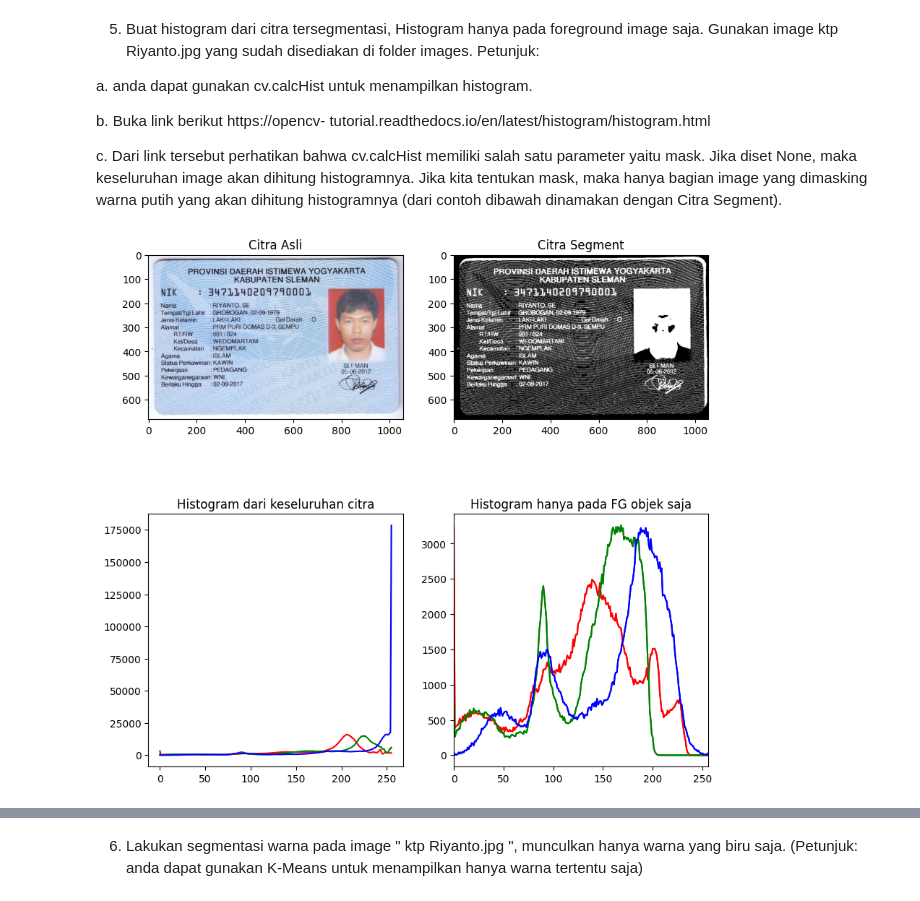
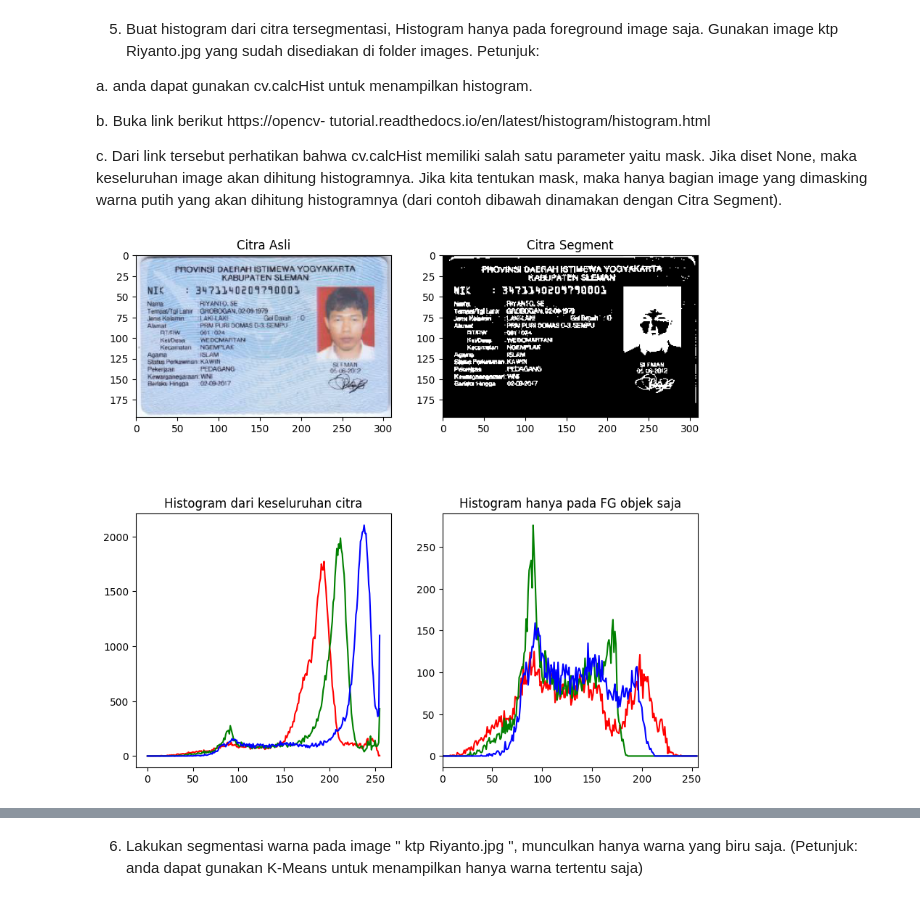
Before and after one commit to askholani/PCVK_1, a Jupyter notebook: week10.ipynb, the cells around one changed output, grey strips where cells are left out. Saved outputs shown, nothing was run; the diff lists cells and outputs as text; code cells hidden in the pictures.

```diff
--- a/week10.ipynb
+++ b/week10.ipynb
@@ -92,22 +98,35 @@ plt.show()
 # %%
 # Code Berikut menunjukkan penggunaan dari library OpenCV cv.Threshold
 
-filename = ('/content/drive/MyDrive/PCVK/Images/image_thres/gradient.jpg')
-img = cv2.imread(filename)
+path = ('/content/drive/MyDrive/content/Images/image_thres/gradient.jpg')
+
+img = cv2.imread(path)
 thresh = 127 #nilai Threshold yang ditentukan
+
 #1. thresh1 jika pixel di img>127, maka thresh1 bernilai 1(putih) selain itu bernilai 0(hitam)
 ret,thresh1 = cv2.threshold(img,thresh,255,cv2.THRESH_BINARY)
+
 #2. thresh2 adalah binary threshold inverse
 ret,thresh2 = cv2.threshold(img,thresh,255,cv2.THRESH_BINARY_INV)
+
 #3. Threshold Truncate
+# lebih besar dari thresh, maka nilainya akan ditruncate (dipangkas)
 ret,thresh3 = cv2.threshold(img,thresh,255,cv2.THRESH_TRUNC)
+
 #4. Threshold Tozero
+# lebih rendah dari nilai thresh, maka nilai pixel barunya akan diubah menjadi 0
 ret,thresh4 = cv2.threshold(img,thresh,255,cv2.THRESH_TOZERO)
+
 #5. Threshold Tozero Inverse
+# kebalikan threshold Tozero
 ret,thresh5 = cv2.threshold(img,thresh,255,cv2.THRESH_TOZERO_INV)
+
 titles = ['Original Image','BINARY','BINARY_INV','TRUNC', 'TOZERO', 'TOZERO_INV']
+
 images = [img, thresh1, thresh2, thresh3, thresh4, thresh5]
+
 plt.figure(figsize = (15,5))
+
 for i in range(len(images)):
  plt.subplot(2,3,i+1), plt.imshow(images[i], 'gray', interpolation='nearest')
  plt.title(titles[i])
@@ -277,30 +218,41 @@ dibawah dinamakan dengan Citra Segment).
 # %%
 #a. anda dapat gunakan cv.calcHist untuk menampilkan histogram.
 
-pict_3 = ('/content/drive/MyDrive/PCVK/Images/image_thres/ktp.png')
+# image_path = '/content/drive/MyDrive/content/Images/ktp.png'
+pict_3 = ('/content/drive/MyDrive/content/Images/ktp.png')
+
 img_l = cv2.imread(pict_3)
 img_rgb = cv2.cvtColor(img_l,cv2.COLOR_BGR2RGB)
 img_gray = cv2.cvtColor(img_rgb,cv2.COLOR_BGR2GRAY)
 
-ret3,mask = cv2.threshold(img_gray,200,255,cv2.THRESH_BINARY_INV)
+# 180:  nilai ambang (threshold value).
+# Semua piksel dengan nilai di atas ambang ini akan diberi label sebagai objek,
+# dan yang di bawah ambang ini akan diberi label sebagai latar belakang.
+# 255: nilai maksimal yang akan diberikan pada piksel yang lebih terang (objek).
+
+# mask : variabel menyimpan hasil operasi threshold
+# berisi gambar biner yang akan digunakan untuk memisahkan objek dari latar belakang dalam gambar.
+# Piksel yang mewakili objek memiliki nilai 255,
+# piksel yang mewakili latar belakang memiliki nilai 0.
+
+# ret3 : nilai ambang atau threshold
+ret3,mask = cv2.threshold(img_gray,180,255,cv2.THRESH_BINARY_INV)
 
 plt.figure(figsize = (10,10))
 plt.subplot(2,2,1),plt.imshow(img_rgb)
 plt.title('Citra Asli')
 plt.subplot(2,2,2),plt.imshow(mask, 'gray')
 plt.title('Citra Segment')
 color = ('r','g','b')
 
 for i,col in enumerate(color):
     hist0 = cv2.calcHist([img_rgb],[i],None,[256],[0,256])
     plt.subplot(2,2,3),plt.plot(hist0,color = col)
     plt.title('Histogram dari keseluruhan citra')
-    hist1 = cv2.calcHist([img_rgb],[i],mask,[256],[0,256])
-    plt.subplot(2,2,4),plt.plot(hist1,color = col)
-    plt.title('Histogram dari keseluruhan citra')
+
     hist1 = cv2.calcHist([img_rgb],[i],mask,[256],[0,256])
     plt.subplot(2,2,4),plt.plot(hist1,color = col)
     plt.title('Histogram hanya pada FG objek saja')
     plt.xlim([0,256])
 # %% [output]
-[figure, old version]
+[figure, new version]
```
Also changed, not shown: parts of 8 cells of this notebook.
